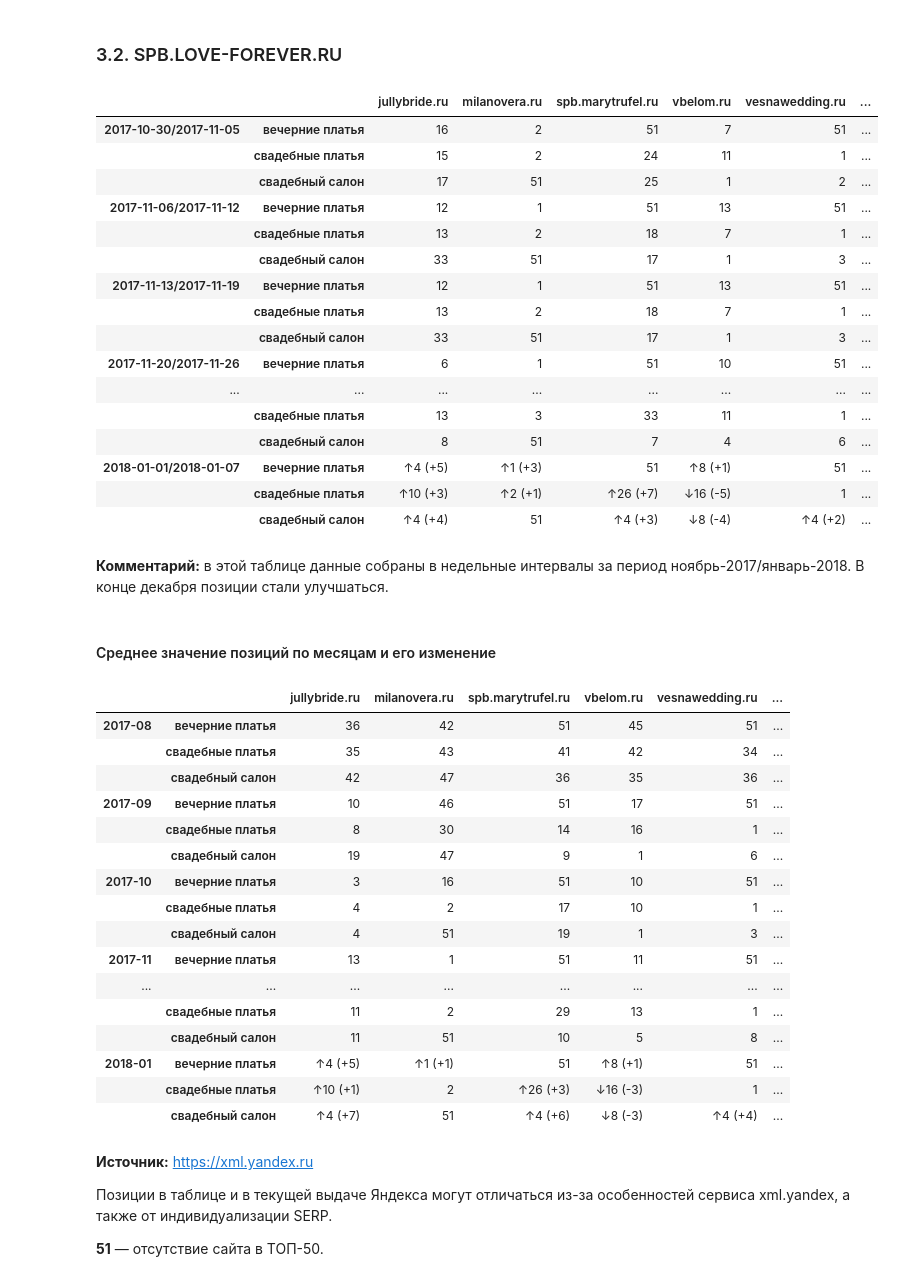
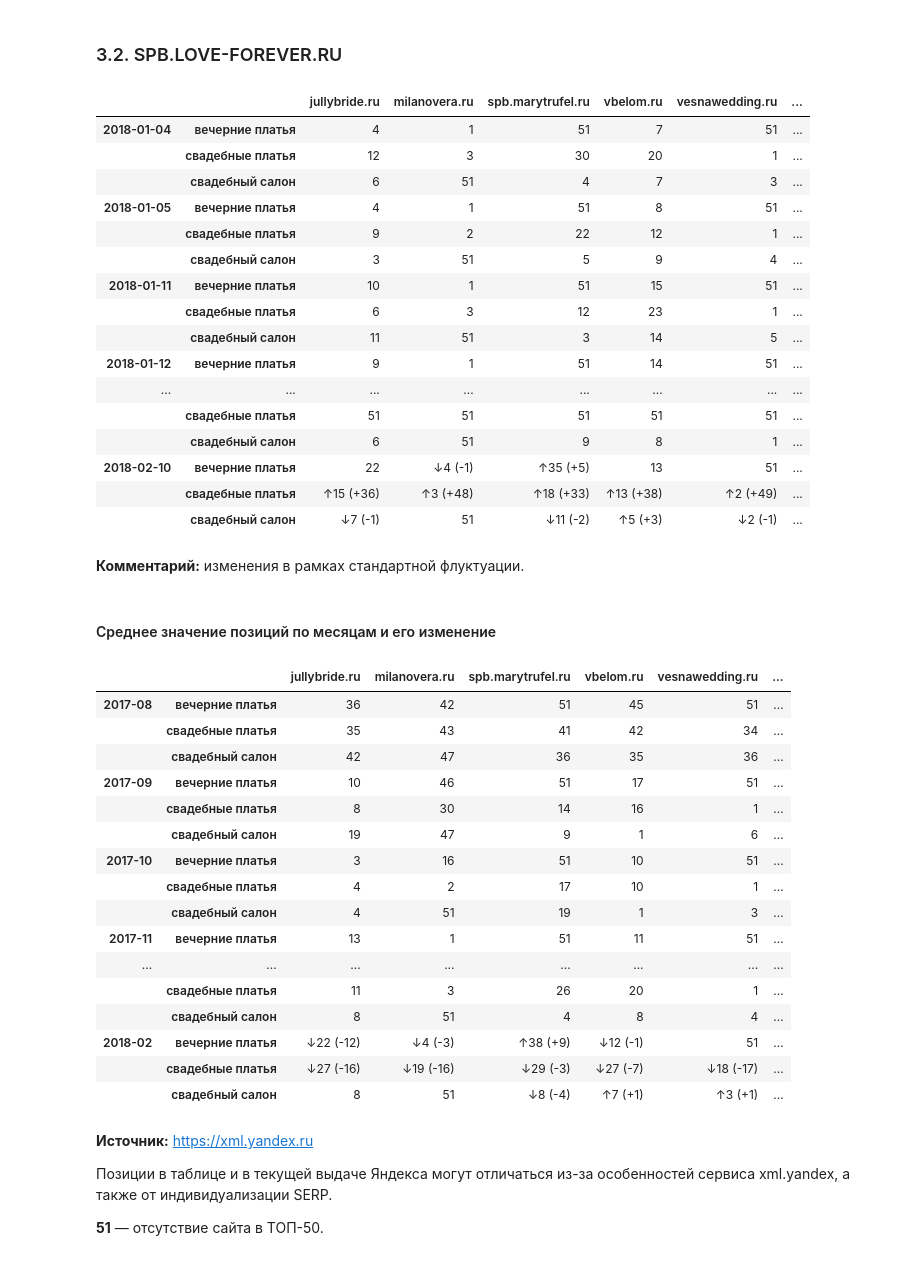
Before and after one commit to salon-love-forever/reports, a Jupyter notebook: salon-love-forever.ru.ipynb, the cells around one changed output. Saved outputs shown, nothing was run; the diff lists cells and outputs as text; code cells hidden in the pictures.

```diff
--- a/salon-love-forever.ru.ipynb
+++ b/salon-love-forever.ru.ipynb
@@ -229,28 +238,31 @@ cols = positions['spb'].columns.tolist()
 indx = cols.index('spb.salon-love-forever.ru')
 cols.append(cols.pop(indx))
 # %%
-change_positions(positions['spb'][cols].loc[(slice('2017-11','2018-01'), All), All].unstack().resample('W',
-                            kind='period').mean().applymap(lambda x: round(x)).stack())
+positions['spb'] = positions['spb'].fillna(51).applymap(lambda x: int(x))
+
+# change_positions(positions['spb'][cols].loc[(slice('2018-01','2018-02'), All), All].unstack().resample('W',
+#                             kind='period').mean().applymap(lambda x: round(x)).stack())
+change_positions(positions['spb'][cols].loc[(slice('2018-01','2018-02'), All), All]) # .loc[['201707', '201711'], :]
 # %% [output]
 |  |  | jullybride.ru | milanovera.ru | spb.marytrufel.ru | vbelom.ru | vesnawedding.ru | ... |
-| 2017-10-30/2017-11-05 | вечерние платья | 16 | 2 | 51 | 7 | 51 | ... |
-|  | свадебные платья | 15 | 2 | 24 | 11 | 1 | ... |
-|  | свадебный салон | 17 | 51 | 25 | 1 | 2 | ... |
-| 2017-11-06/2017-11-12 | вечерние платья | 12 | 1 | 51 | 13 | 51 | ... |
-|  | свадебные платья | 13 | 2 | 18 | 7 | 1 | ... |
-|  | свадебный салон | 33 | 51 | 17 | 1 | 3 | ... |
-| 2017-11-13/2017-11-19 | вечерние платья | 12 | 1 | 51 | 13 | 51 | ... |
-|  | свадебные платья | 13 | 2 | 18 | 7 | 1 | ... |
-|  | свадебный салон | 33 | 51 | 17 | 1 | 3 | ... |
-| 2017-11-20/2017-11-26 | вечерние платья | 6 | 1 | 51 | 10 | 51 | ... |
+| 2018-01-04 | вечерние платья | 4 | 1 | 51 | 7 | 51 | ... |
+|  | свадебные платья | 12 | 3 | 30 | 20 | 1 | ... |
+|  | свадебный салон | 6 | 51 | 4 | 7 | 3 | ... |
+| 2018-01-05 | вечерние платья | 4 | 1 | 51 | 8 | 51 | ... |
+|  | свадебные платья | 9 | 2 | 22 | 12 | 1 | ... |
+|  | свадебный салон | 3 | 51 | 5 | 9 | 4 | ... |
+| 2018-01-11 | вечерние платья | 10 | 1 | 51 | 15 | 51 | ... |
+|  | свадебные платья | 6 | 3 | 12 | 23 | 1 | ... |
+|  | свадебный салон | 11 | 51 | 3 | 14 | 5 | ... |
+| 2018-01-12 | вечерние платья | 9 | 1 | 51 | 14 | 51 | ... |
 | ... | ... | ... | ... | ... | ... | ... | ... |
-|  | свадебные платья | 13 | 3 | 33 | 11 | 1 | ... |
-|  | свадебный салон | 8 | 51 | 7 | 4 | 6 | ... |
-| 2018-01-01/2018-01-07 | вечерние платья | ↑4 (+5) | ↑1 (+3) | 51 | ↑8 (+1) | 51 | ... |
-|  | свадебные платья | ↑10 (+3) | ↑2 (+1) | ↑26 (+7) | ↓16 (-5) | 1 | ... |
-|  | свадебный салон | ↑4 (+4) | 51 | ↑4 (+3) | ↓8 (-4) | ↑4 (+2) | ... |
+|  | свадебные платья | 51 | 51 | 51 | 51 | 51 | ... |
+|  | свадебный салон | 6 | 51 | 9 | 8 | 1 | ... |
+| 2018-02-10 | вечерние платья | 22 | ↓4 (-1) | ↑35 (+5) | 13 | 51 | ... |
+|  | свадебные платья | ↑15 (+36) | ↑3 (+48) | ↑18 (+33) | ↑13 (+38) | ↑2 (+49) | ... |
+|  | свадебный салон | ↓7 (-1) | 51 | ↓11 (-2) | ↑5 (+3) | ↓2 (-1) | ... |
-# %% [markdown]
-**Комментарий:** в этой таблице данные собраны в недельные интервалы за период ноябрь-2017/январь-2018. В конце декабря позиции стали улучшаться.
+# %% [markdown]
+**Комментарий:** изменения в рамках стандартной флуктуации.
 # %% [markdown]
 #### Среднее значение позиций по месяцам и его изменение
 # %%
@@ -269,11 +281,11 @@ change_positions(positions['spb'][cols].unstack().resample('M',
 |  | свадебный салон | 4 | 51 | 19 | 1 | 3 | ... |
 | 2017-11 | вечерние платья | 13 | 1 | 51 | 11 | 51 | ... |
 | ... | ... | ... | ... | ... | ... | ... | ... |
-|  | свадебные платья | 11 | 2 | 29 | 13 | 1 | ... |
-|  | свадебный салон | 11 | 51 | 10 | 5 | 8 | ... |
-| 2018-01 | вечерние платья | ↑4 (+5) | ↑1 (+1) | 51 | ↑8 (+1) | 51 | ... |
-|  | свадебные платья | ↑10 (+1) | 2 | ↑26 (+3) | ↓16 (-3) | 1 | ... |
-|  | свадебный салон | ↑4 (+7) | 51 | ↑4 (+6) | ↓8 (-3) | ↑4 (+4) | ... |
+|  | свадебные платья | 11 | 3 | 26 | 20 | 1 | ... |
+|  | свадебный салон | 8 | 51 | 4 | 8 | 4 | ... |
+| 2018-02 | вечерние платья | ↓22 (-12) | ↓4 (-3) | ↑38 (+9) | ↓12 (-1) | 51 | ... |
+|  | свадебные платья | ↓27 (-16) | ↓19 (-16) | ↓29 (-3) | ↓27 (-7) | ↓18 (-17) | ... |
+|  | свадебный салон | 8 | 51 | ↓8 (-4) | ↑7 (+1) | ↑3 (+1) | ... |
 # %% [markdown]
 **Источник:** https://xml.yandex.ru
 
```
Also changed, not shown: parts of 17 cells of this notebook.
